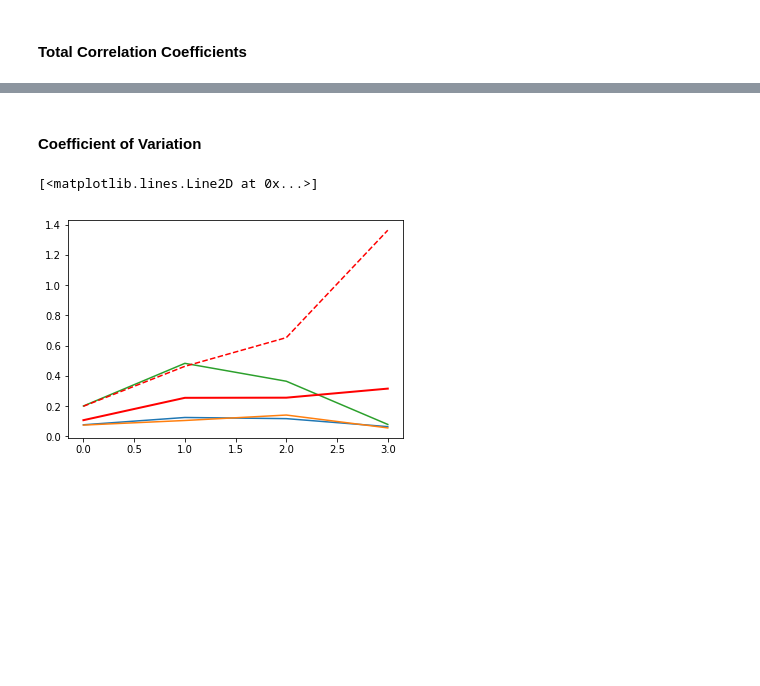
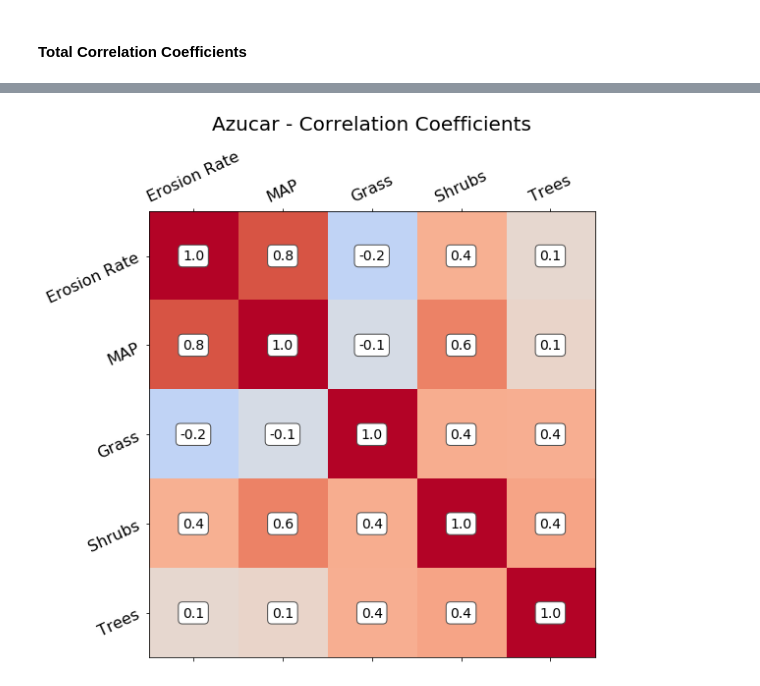
Before and after one commit to ManuSchmi88/paper_2_analysis, a Jupyter notebook: Results/coupled/load_nc_from_harddrive.ipynb, the cells around one changed output, grey strips where cells are left out. Cells and saved outputs as stored; diff of their text form; code cells hidden in the pictures; blank space fills up the shorter version.

```diff
--- a/Results/coupled/load_nc_from_harddrive.ipynb
+++ b/Results/coupled/load_nc_from_harddrive.ipynb
@@ -473,2 +304,0 @@ plt.savefig('Correlation_Coefficients.png')
-# %% [markdown]
-#### Coefficient of Variation
@@ -501,9 +305,47 @@ nahuelbuta_erosion_cov = variation(nahuelbuta_erosion)
-# %%
-plt.plot([azucar_rain_cov, santa_gracia_rain_cov, la_campana_rain_cov, nahuelbuta_rain_cov])
-plt.plot([azucar_erosion_cov, santa_gracia_erosion_cov, la_campana_erosion_cov, nahuelbuta_erosion_cov])
-plt.plot([azucar_trees_cov, santa_gracia_trees_cov, la_campana_trees_cov, nahuelbuta_trees_cov])
-plt.plot([azucar_grass_cov, santa_gracia_grass_cov, la_campana_grass_cov, nahuelbuta_grass_cov], 'r', linewidth = 2)
-plt.plot([azucar_shrubs_cov, santa_gracia_shrubs_cov, la_campana_shrubs_cov, nahuelbuta_shrubs_cov], 'r--')
-# %% [output]
-[<matplotlib.lines.Line2D at 0x...>]
-[figure, removed]
+# %%
+df_az = pd.DataFrame({'Erosion Rate' : azucar_erosion})
+df_az['MAP'] = azucar_rain
+df_az['Grass'] = azucar_grass
+df_az['Shrubs'] = azucar_shrubs
+df_az['Trees'] = azucar_trees
+corr_az = df_az.corr()
+
+df_sg = pd.DataFrame({'Erosion Rate' : santa_gracia_erosion})
+df_sg['MAP'] = santa_gracia_rain
+df_sg['Grass'] = santa_gracia_grass
+df_sg['Shrubs'] = santa_gracia_shrubs
+df_sg['Trees'] = santa_gracia_trees
+corr_sg = df_sg.corr()
+
+df_lc = pd.DataFrame({'Erosion Rate' : la_campana_erosion})
+df_lc['MAP'] = la_campana_rain
+df_lc['Grass'] = la_campana_grass
+df_lc['Shrubs'] = la_campana_shrubs
+df_lc['Trees'] = la_campana_trees
+corr_lc = df_lc.corr()
+
+df_na = pd.DataFrame({'Erosion Rate' : nahuelbuta_erosion})
+df_na['MAP'] = nahuelbuta_rain
+df_na['Grass'] = nahuelbuta_grass
+df_na['Shrubs'] = nahuelbuta_shrubs
+df_na['Trees'] = nahuelbuta_trees
+corr_na = df_na.corr()
+# %%
+fig, ax = plt.subplots(1, figsize = [8,8])
+co = ax.matshow(corr_az, cmap = 'coolwarm', vmin = -1 , vmax = 1)
+ax.set_xticks(range(len(df_az.columns)))
+ax.set_xticklabels(df_az.columns)
+ax.set_yticks(range(len(df_az.columns)))
+ax.set_yticklabels(df_az.columns)
+ax.axes.tick_params(labelsize = 16, rotation = 25)
+ax.set_title('Azucar - Correlation Coefficients', pad = 60, fontsize = 20)
+#plt.colorbar(co)
+
+for (i,j), z in np.ndenumerate(df_az.corr()):
+    ax.text(j,i,'{:0.1f}'.format(z), ha = 'center', va = 'center',
+           bbox = dict(boxstyle='round', facecolor = 'white', edgecolor = '0.3'), fontsize = 14)
+
+plt.tight_layout()
+plt.savefig('azucar_correlation_matrix.png')
+# %% [output]
+[figure, added]
```
Also changed, not shown: parts of 17 cells of this notebook, 13 other files.
